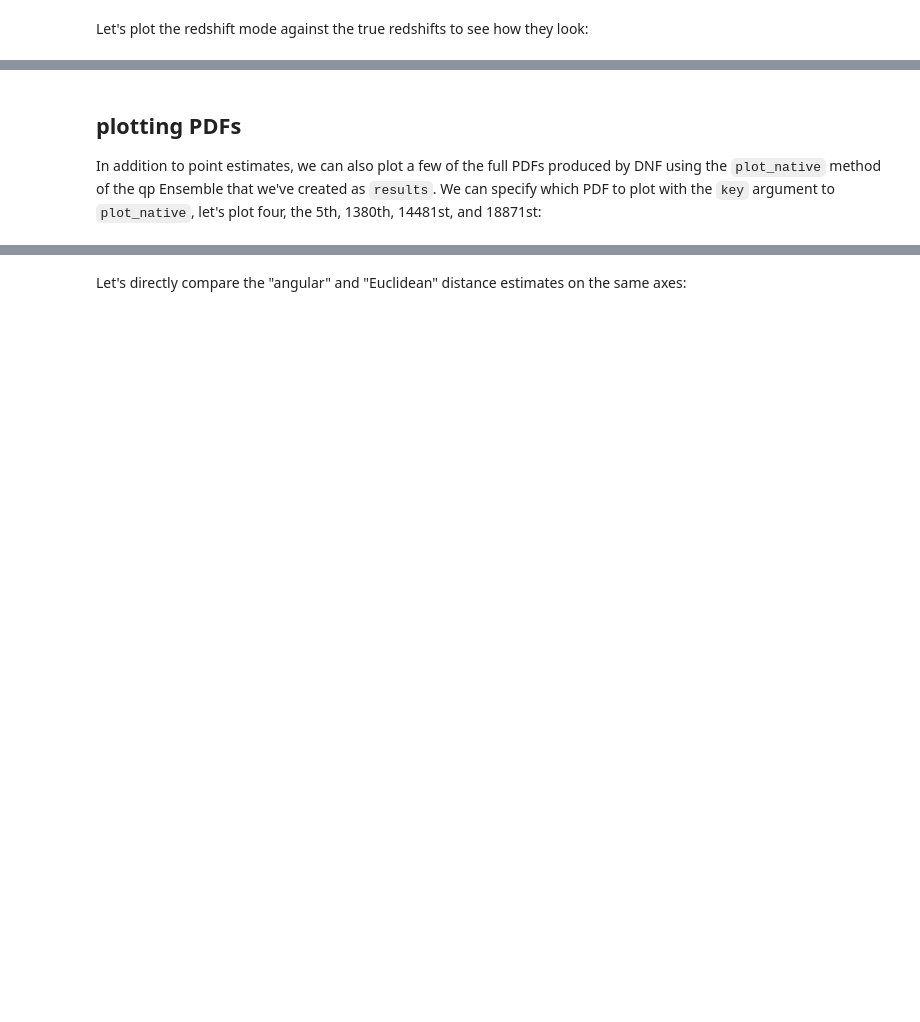
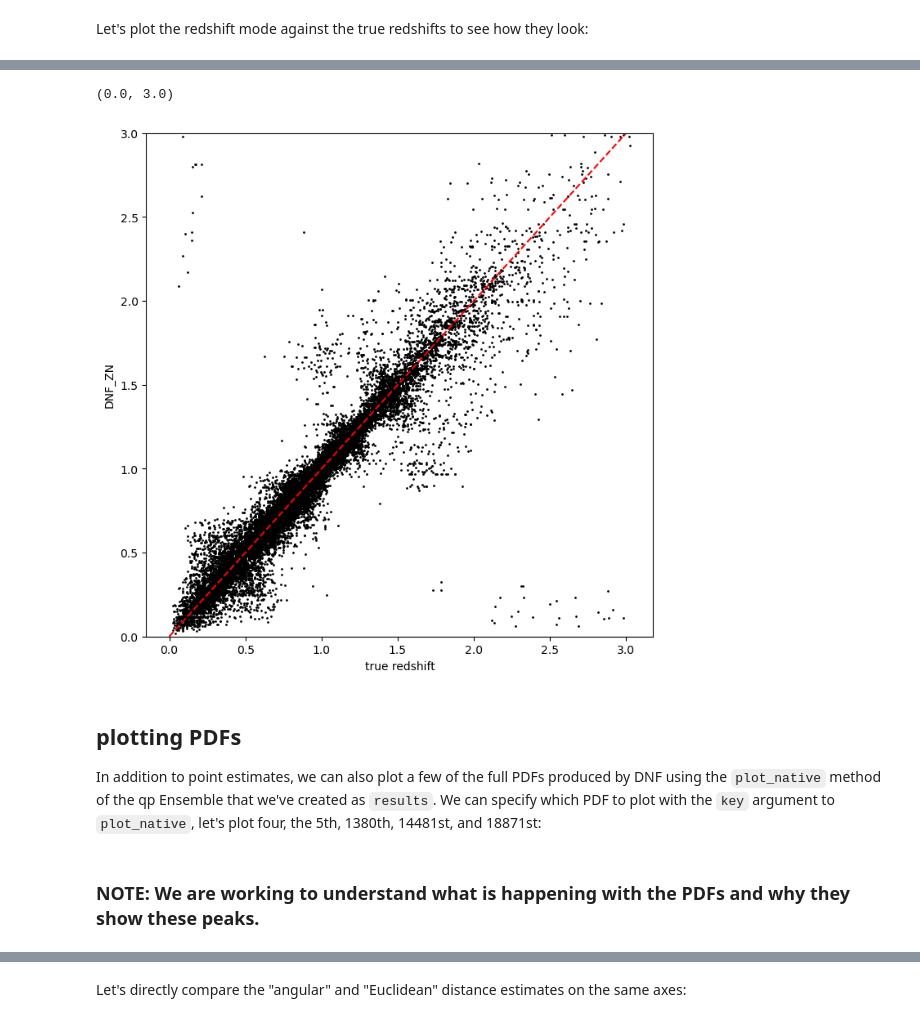
Before and after one commit to LSSTDESC/rail_dnf, a Jupyter notebook: examples/DNF_Demo.ipynb, the cells around one changed output, grey strips where cells are left out. Saved outputs shown, nothing was run; the diff lists cells and outputs as text; code cells hidden in the pictures; blank space fills up the shorter version.

```diff
--- a/examples/DNF_Demo.ipynb
+++ b/examples/DNF_Demo.ipynb
@@ -68,4 +125,6 @@ DNF calculates its own point estimate, `DNF_Z`, which is stored in the qp Ensemb
 zdnf = results().ancil['DNF_Z'].flatten()
+# %%
+zn_dnf = results().ancil['DNF_ZN'].flatten()
 # %%
 zgrid = np.linspace(0,3,301)
 zmode = results().mode(zgrid).flatten()
@@ -90,7 +157,19 @@ plt.ylim(0,3)
+# %%
+plt.figure(figsize=(8,8))
+plt.scatter(test_data()['photometry']['redshift'], zn_dnf, s=1, c='k')
+plt.plot([0,3],[0,3], 'r--');
+plt.xlabel("true redshift")
+plt.ylabel("DNF_ZN")
+plt.ylim(0,3)
+# %% [output]
+(0.0, 3.0)
+[figure, added]
 # %% [markdown]
 ## plotting PDFs
 
 In addition to point estimates, we can also plot a few of the full PDFs produced by DNF using the `plot_native` method of the qp Ensemble that we've created as `results`.  We can specify which PDF to plot with the `key` argument to `plot_native`, let's plot four, the 5th, 1380th, 14481st, and 18871st:
+# %% [markdown]
+### NOTE: We are working to understand what is happening with the PDFs and why they show these peaks.
 # %%
 fig, axs = plt.subplots(2, 2, figsize=(12,8))
 whichgals = [4, 1379, 14480, 18870]
```
Also changed, not shown: parts of 22 cells of this notebook.
